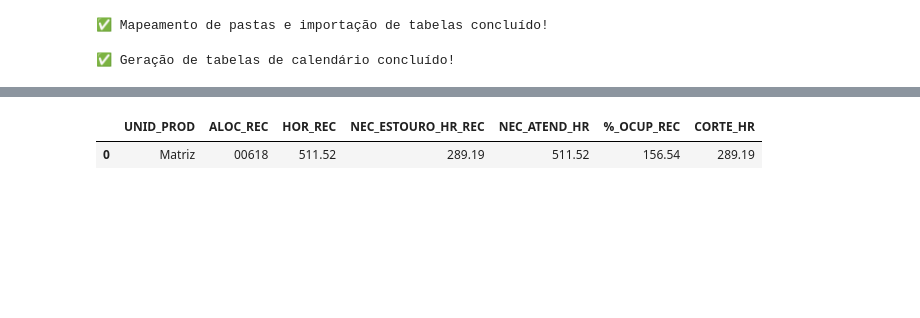
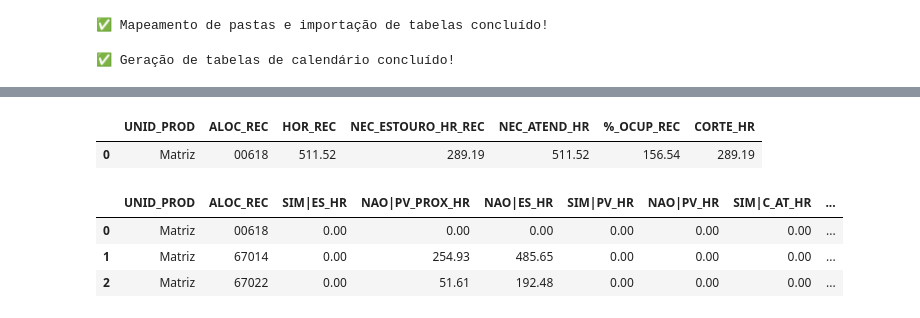
Before and after one commit to OtavioBedin/LTP, a Jupyter notebook: 00_SCRIPTS/ETL_LTP.ipynb, the cells around one changed output, grey strips where cells are left out. Drawn from its saved outputs; the diff is of its cells as text; code cells hidden in the pictures; blank space fills up the shorter version.

Commit message:
Aplicando as regras de cortes nos PAS em detrimento as restrições dos PIS

```diff
--- a/00_SCRIPTS/ETL_LTP.ipynb
+++ b/00_SCRIPTS/ETL_LTP.ipynb
@@ -1286,8 +1312,15 @@ bd_LTP_filtrado_PI_PA
-# %%
-bd_mat_cortes
-# %% [output]
-|  | UNID_PROD | ALOC_REC | HOR_REC | NEC_ESTOURO_HR_REC | NEC_ATEND_HR | %_OCUP_REC | CORTE_HR |
-| 0 | Matriz | 00618 | 511.52 | 289.19 | 511.52 | 156.54 | 289.19 |
+# %%
+bd_mat_cortes
+# %% [output]
+|  | UNID_PROD | ALOC_REC | HOR_REC | NEC_ESTOURO_HR_REC | NEC_ATEND_HR | %_OCUP_REC | CORTE_HR |
+| 0 | Matriz | 00618 | 511.52 | 289.19 | 511.52 | 156.54 | 289.19 |
+# %%
+bd_matriz_cortes_rec
+# %% [output]
+|  | UNID_PROD | ALOC_REC | SIM|ES_HR | NAO|PV_PROX_HR | NAO|ES_HR | SIM|PV_HR | NAO|PV_HR | SIM|C_AT_HR | ... |
+| 0 | Matriz | 00618 | 0.00 | 0.00 | 0.00 | 0.00 | 0.00 | 0.00 | ... |
+| 1 | Matriz | 67014 | 0.00 | 254.93 | 485.65 | 0.00 | 0.00 | 0.00 | ... |
+| 2 | Matriz | 67022 | 0.00 | 51.61 | 192.48 | 0.00 | 0.00 | 0.00 | ... |
 # %%
 # Exportar para Excel
 
```
Also changed, not shown: parts of 11 cells of this notebook.
